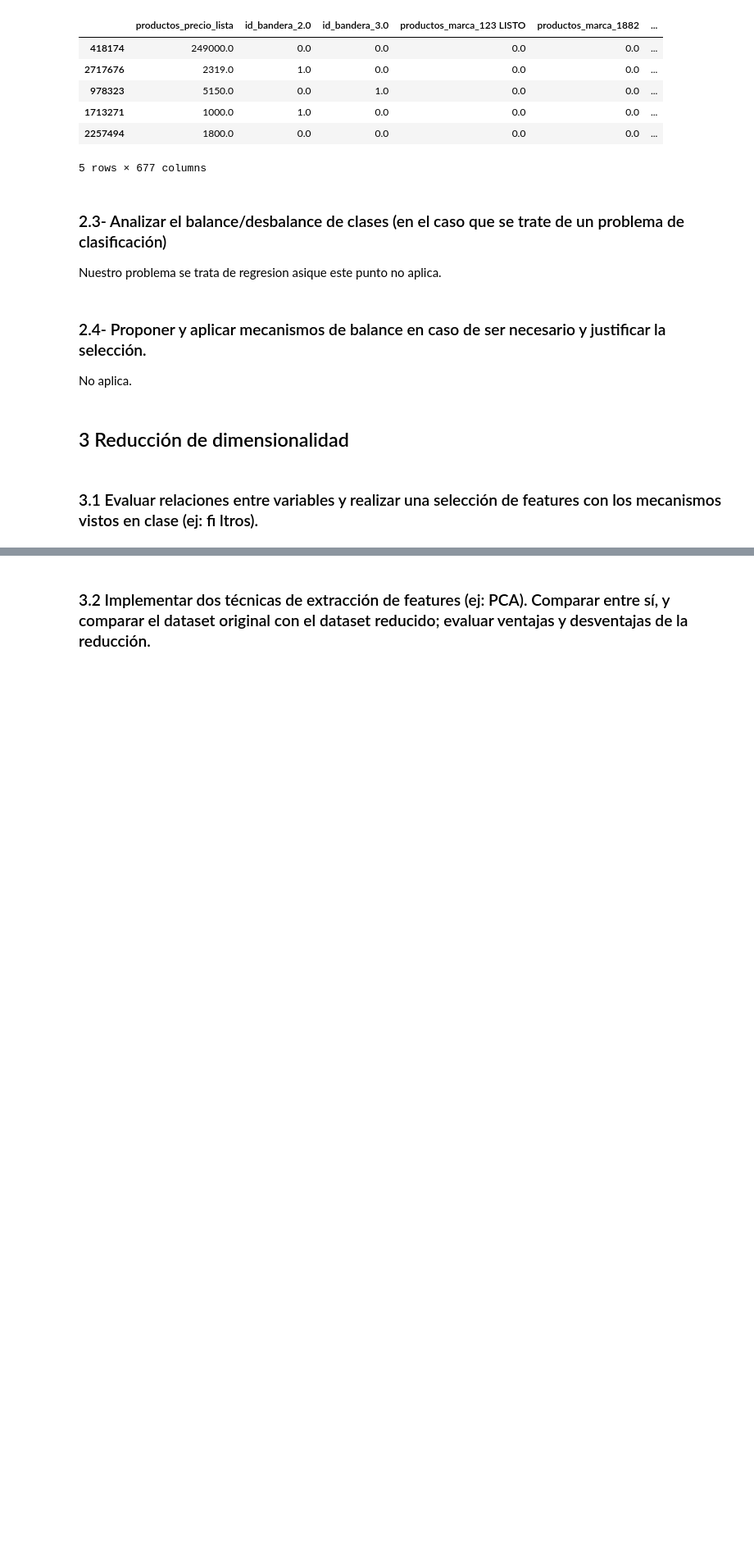
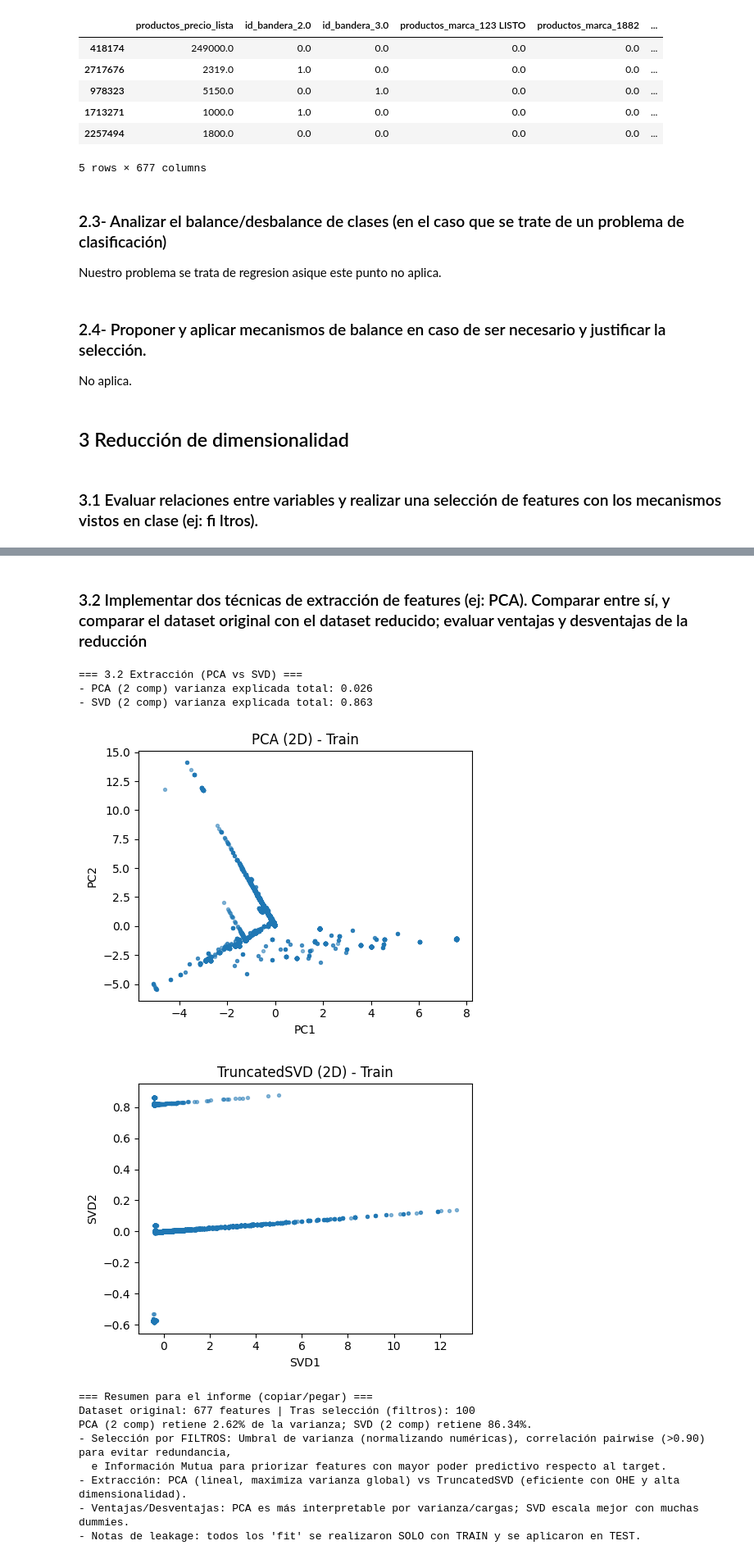
Before and after one commit to Nahuel-Otonelo/Analisis_de_datos, a Jupyter notebook: TP2.ipynb, the cells around one changed output, grey strips where cells are left out. Shown: that part at 82% size. Cells and saved outputs as stored; diff of their text form; code cells hidden in the pictures; blank space fills up the shorter version.

```diff
--- a/TP2.ipynb
+++ b/TP2.ipynb
@@ -568,6 +568,7 @@ X_test_final.head()
 5 rows × 677 columns
 # %%
 X_test = X_test_final.copy()
+X_train = X_train_final.copy()
 # %% [markdown]
 ### 2.3- Analizar el balance/desbalance de clases (en el caso que se trate de un problema de clasificación)
 
@@ -583,2 +749,79 @@ No aplica.
 # %% [markdown]
-### 3.2 Implementar dos técnicas de extracción de features (ej: PCA). Comparar entre sí, y comparar el dataset original con el dataset reducido; evaluar ventajas y desventajas de la reducción.
+### 3.2 Implementar dos técnicas de extracción de features (ej: PCA). Comparar entre sí, y comparar el dataset original con el dataset reducido; evaluar ventajas y desventajas de la reducción
+# %%
+# 3.2 Extracción de features (Técnicas de EXTRACCIÓN):
+#     - PCA (lineal, maximiza varianza; reporta varianza explicada) [slides "PCA"]
+#     - TruncatedSVD (eficiente para OHE/alta dimensionalidad)       [slides "Técnicas de extracción"]
+#
+# Notas importantes (diapositiva "Prevención de data leakage"):
+# - Todos los "fit" de selección/extracción se realizan SOLO con TRAIN y se aplican en TEST.
+# - Para umbral de varianza en numéricas, normalizamos antes (varianzas comparables).
+# - Para dummies OHE, la varianza es p(1-p); usamos umbral muy bajo para quitar categorías ultra raras.
+#
+# Este bloque imprime:
+# - Conteos de features antes/después de la selección
+# - Top-k por MI (para justificar "qué nos quedamos")
+# - Varianza explicada por PCA y por TruncatedSVD
+# - Gráficos 2D de las proyecciones (solo TRAIN, para visualización)
+
+
+# ---------- 3.2 Extracción de features (PCA y TruncatedSVD) ----------
+# PCA: técnica lineal que encuentra ejes de máxima varianza (componentes no correlacionadas).
+# Se estandariza antes para que todos los features tengan igual peso
+scaler_all = StandardScaler(with_mean=True, with_std=True)
+Xtr_sel_scaled = scaler_all.fit_transform(X_train_sel) if X_train_sel.shape[1] > 0 else np.empty((len(X_train),0))
+Xte_sel_scaled = scaler_all.transform(X_test_sel)      if X_test_sel.shape[1] > 0 else np.empty((len(X_test),0))
+
+pca = PCA(n_components=2, random_state=42)
+X_train_pca = pca.fit_transform(Xtr_sel_scaled) if Xtr_sel_scaled.shape[1] > 0 else np.zeros((len(X_train),2))
+X_test_pca  = pca.transform(Xte_sel_scaled)     if Xte_sel_scaled.shape[1] > 0 else np.zeros((len(X_test),2))
+
+# TruncatedSVD: alternativa práctica cuando hay muchas OHE (matrices grandes/dispersas).
+#               No requiere centrar a media cero y suele escalar mejor en alta dimensionalidad.
+svd = TruncatedSVD(n_components=2, random_state=42)
+X_train_svd = svd.fit_transform(X_train_sel) if X_train_sel.shape[1] > 0 else np.zeros((len(X_train),2))
+X_test_svd  = svd.transform(X_test_sel)      if X_test_sel.shape[1] > 0 else np.zeros((len(X_test),2))
+
+# Varianza explicada (para comparar dataset original vs reducido)
+var_pca = float(np.sum(pca.explained_variance_ratio_)) if X_train_sel.shape[1] > 0 else 0.0
+var_svd = float(np.sum(svd.explained_variance_ratio_)) if X_train_sel.shape[1] > 0 else 0.0
+
+print("\n=== 3.2 Extracción (PCA vs SVD) ===")
+print(f"- PCA (2 comp) varianza explicada total: {var_pca:.3f}")
+print(f"- SVD (2 comp) varianza explicada total: {var_svd:.3f}")
+
+# ---------- Gráficos 2D (solo TRAIN, visualización) ----------
+plt.figure(figsize=(5,4))
+plt.scatter(X_train_pca[:,0], X_train_pca[:,1], s=8, alpha=0.5)
+plt.title("PCA (2D) - Train")
+plt.xlabel("PC1"); plt.ylabel("PC2")
+plt.tight_layout(); plt.show()
+
+plt.figure(figsize=(5,4))
+plt.scatter(X_train_svd[:,0], X_train_svd[:,1], s=8, alpha=0.5)
+plt.title("TruncatedSVD (2D) - Train")
+plt.xlabel("SVD1"); plt.ylabel("SVD2")
+plt.tight_layout(); plt.show()
+
+# ---------- Resumen (texto para el informe) ----------
+print(f"Dataset original: {X_train_final.shape[1]} features | Tras selección (filtros): {X_train_sel.shape[1]}")
+print(f"PCA (2 comp) retiene {var_pca:.2%} de la varianza; SVD (2 comp) retiene {var_svd:.2%}.")
+print("- Selección por FILTROS: Umbral de varianza (normalizando numéricas), correlación pairwise (>0.90) para evitar redundancia,")
+print("  e Información Mutua para priorizar features con mayor poder predictivo respecto al target.")
+print("- Extracción: PCA (lineal, maximiza varianza global) vs TruncatedSVD (eficiente con OHE y alta dimensionalidad).")
+print("- Ventajas/Desventajas: PCA es más interpretable por varianza/cargas; SVD escala mejor con muchas dummies.")
+print("- Notas de leakage: todos los 'fit' se realizaron SOLO con TRAIN y se aplicaron en TEST.")
+# %% [output]
+=== 3.2 Extracción (PCA vs SVD) ===
+- PCA (2 comp) varianza explicada total: 0.026
+- SVD (2 comp) varianza explicada total: 0.863
+[figure, added]
+[figure, added]
+=== Resumen para el informe (copiar/pegar) ===
+Dataset original: 677 features | Tras selección (filtros): 100
+PCA (2 comp) retiene 2.62% de la varianza; SVD (2 comp) retiene 86.34%.
+- Selección por FILTROS: Umbral de varianza (normalizando numéricas), correlación pairwise (>0.90) para evitar redundancia,
+  e Información Mutua para priorizar features con mayor poder predictivo respecto al target.
+- Extracción: PCA (lineal, maximiza varianza global) vs TruncatedSVD (eficiente con OHE y alta dimensionalidad).
+- Ventajas/Desventajas: PCA es más interpretable por varianza/cargas; SVD escala mejor con muchas dummies.
+- Notas de leakage: todos los 'fit' se realizaron SOLO con TRAIN y se aplicaron en TEST.
```
Also changed, not shown: parts of 9 cells of this notebook.
